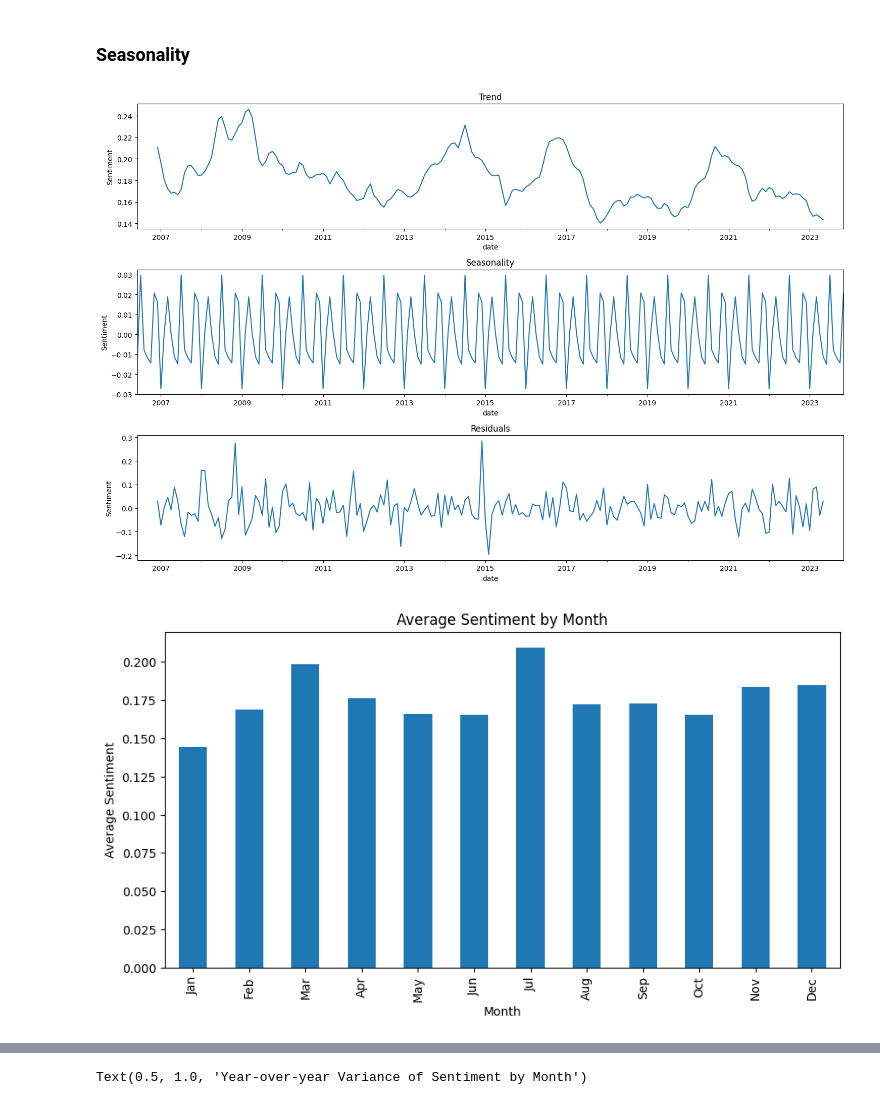
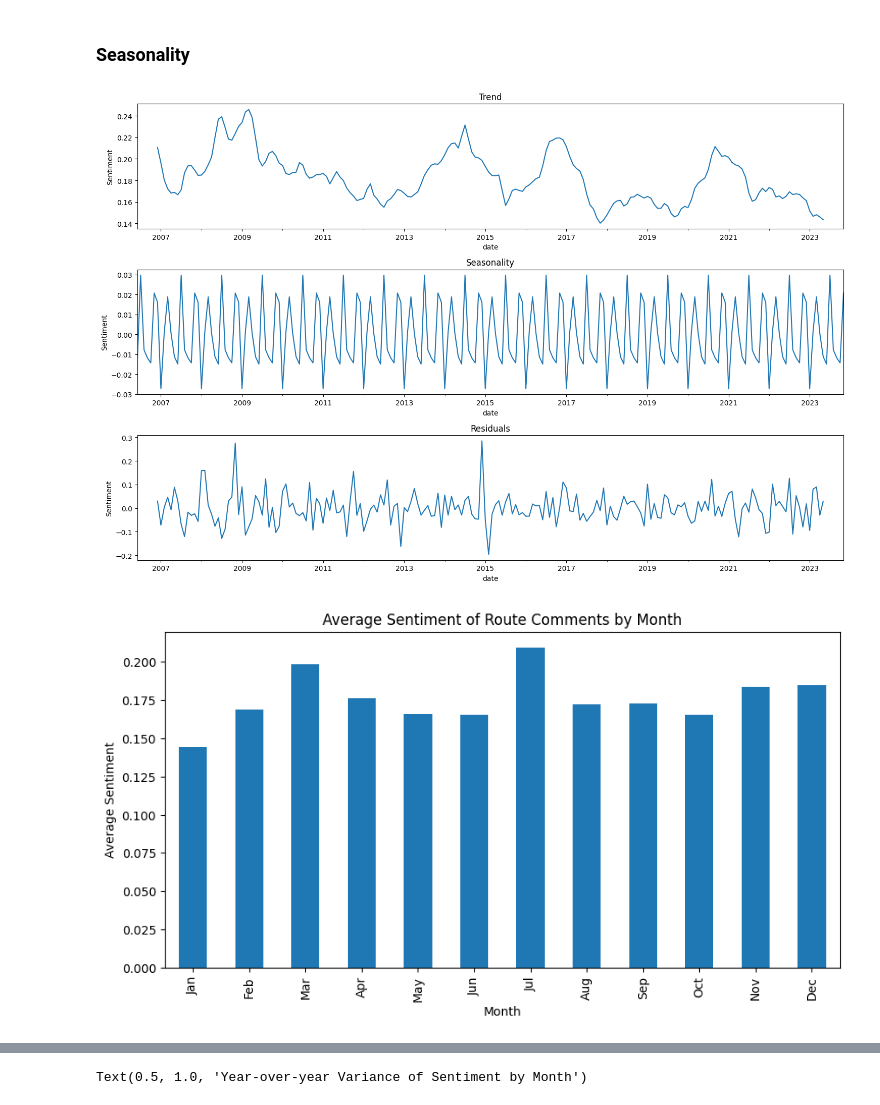
Before and after one commit to tybens/climbing-analysis, a Jupyter notebook: sandbox.ipynb, the cells around one changed output, grey strips where cells are left out. Saved outputs shown, nothing was run; the diff lists cells and outputs as text; code cells hidden in the pictures.

```diff
--- a/sandbox.ipynb
+++ b/sandbox.ipynb
@@ -118,4 +118,6 @@ df_comments
 | 5 | cris-garcia | NaN | Cris Garcia | Soft or not this one was fun! If ... | Michigan | Red River Gorge | 106333601 | 5.12d | advanced | ... |
 7146 rows × 10 columns
 # %%
-df_comments.to_csv('data/comments/comments.csv')
+# df_comments.to_csv('data/comments/comments.csv')
+
+df_comments = pd.read_csv('data/comments/comments.csv')
@@ -345,35 +342,35 @@ decomposition = seasonal_decompose(overall_monthly_sentiment.dropna(), model='ad
 fig, (ax1, ax2, ax3) = plt.subplots(3, 1, figsize=(15, 10))
 
 decomposition.trend.plot(ax=ax1)
 ax1.set_title('Trend')
 ax1.set_ylabel('Sentiment')
 
 decomposition.seasonal.plot(ax=ax2)
 ax2.set_title('Seasonality')
 ax2.set_ylabel('Sentiment')
 
 decomposition.resid.plot(ax=ax3)
 ax3.set_title('Residuals')
 ax3.set_ylabel('Sentiment')
 
 plt.tight_layout()
 plt.show()
 
 # Preparing data for month-wise analysis
 df_comments['month'] = df_comments['date'].dt.month
 monthly_avg_sentiment = df_comments.groupby('month')['sentiment'].mean()
 
 # Plotting month-wise average sentiment
 plt.figure(figsize=(10, 5))
 monthly_avg_sentiment.plot(kind='bar')
-plt.title('Average Sentiment by Month')
+plt.title('Average Sentiment of Route Comments by Month')
 plt.xlabel('Month')
 plt.ylabel('Average Sentiment')
 plt.xticks(range(0, 12), ['Jan', 'Feb', 'Mar', 'Apr', 'May', 'Jun', 'Jul', 'Aug', 'Sep', 'Oct', 'Nov', 'Dec'])
 plt.show()
 # %% [output]
 [figure]
-[figure, old version]
+[figure, new version]
 # %%
 import matplotlib.pyplot as plt
 import seaborn as sns
```
Also changed, not shown: parts of 4 cells of this notebook, 25 other files.
